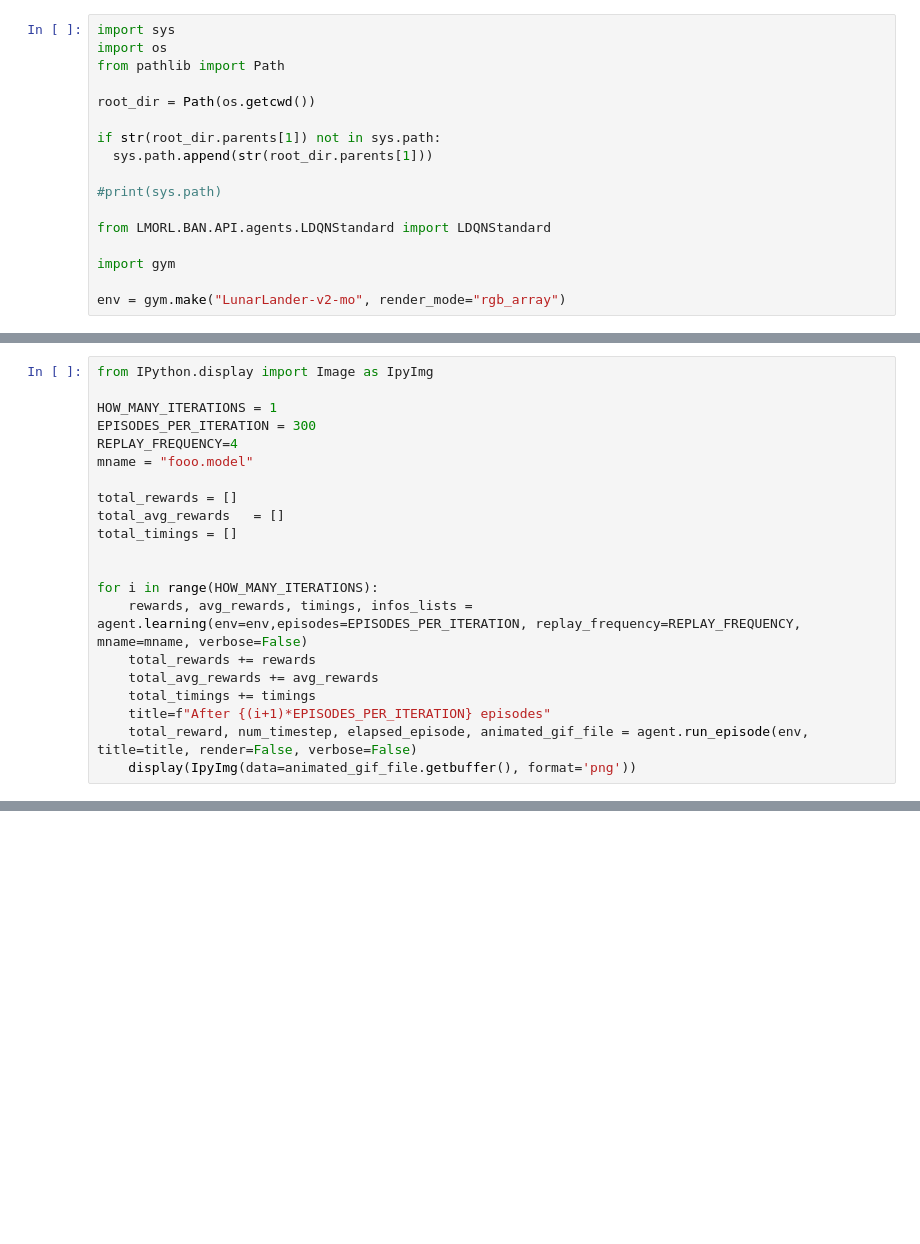
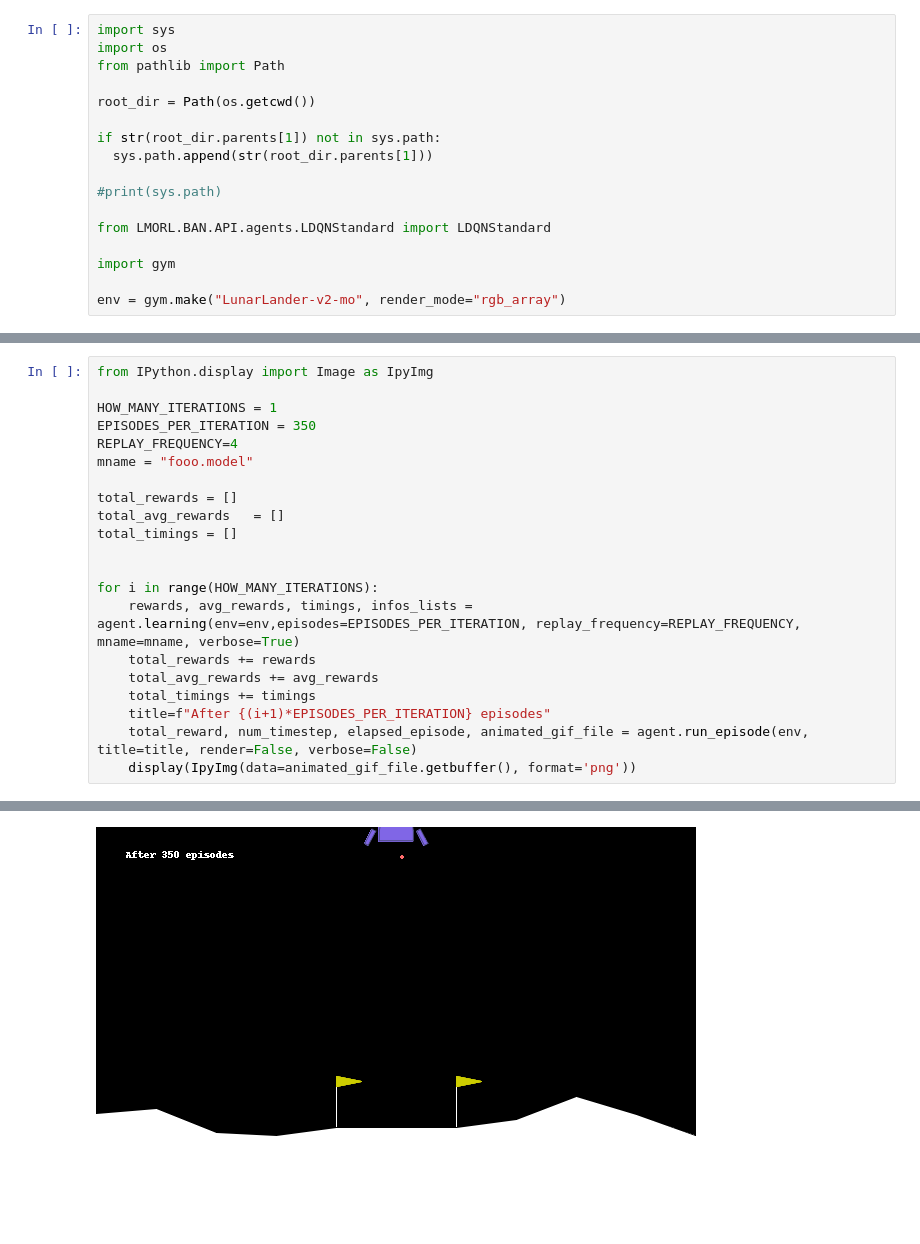
Before and after one commit to LoreFiaschi/LMORL, a Jupyter notebook: examples/LDQNStandard/gymLL_mo.ipynb, the cells around one changed output, grey strips where cells are left out. Saved outputs shown, nothing was run; the diff lists cells and outputs as text; blank space fills up the shorter version.

```diff
--- a/examples/LDQNStandard/gymLL_mo.ipynb
+++ b/examples/LDQNStandard/gymLL_mo.ipynb
@@ -50,7 +53,7 @@ display(IpyImg(data=animated_gif_file.getbuffer(), format='png'))
 from IPython.display import Image as IpyImg
 
 HOW_MANY_ITERATIONS = 1
-EPISODES_PER_ITERATION = 300
+EPISODES_PER_ITERATION = 350
 REPLAY_FREQUENCY=4
 mname = "fooo.model"
 
@@ -60,7 +63,7 @@ total_timings = []
 
 
 for i in range(HOW_MANY_ITERATIONS):
-    rewards, avg_rewards, timings, infos_lists = agent.learning(env=env,episodes=EPISODES_PER_ITERATION, replay_frequency=REPLAY_FREQUENCY, mname=mname, verbose=False)
+    rewards, avg_rewards, timings, infos_lists = agent.learning(env=env,episodes=EPISODES_PER_ITERATION, replay_frequency=REPLAY_FREQUENCY, mname=mname, verbose=True)
     total_rewards += rewards
     total_avg_rewards += avg_rewards
     total_timings += timings
@@ -72,3 +91,4 @@ RuntimeError: shape mismatch: value tensor of shape [64, 2] cannot be broadcast
+[figure, added]
 # %%
 from LMORL.BAN.API.ban_utils import Ban
 
```
Also changed, not shown: parts of 5 cells of this notebook.
